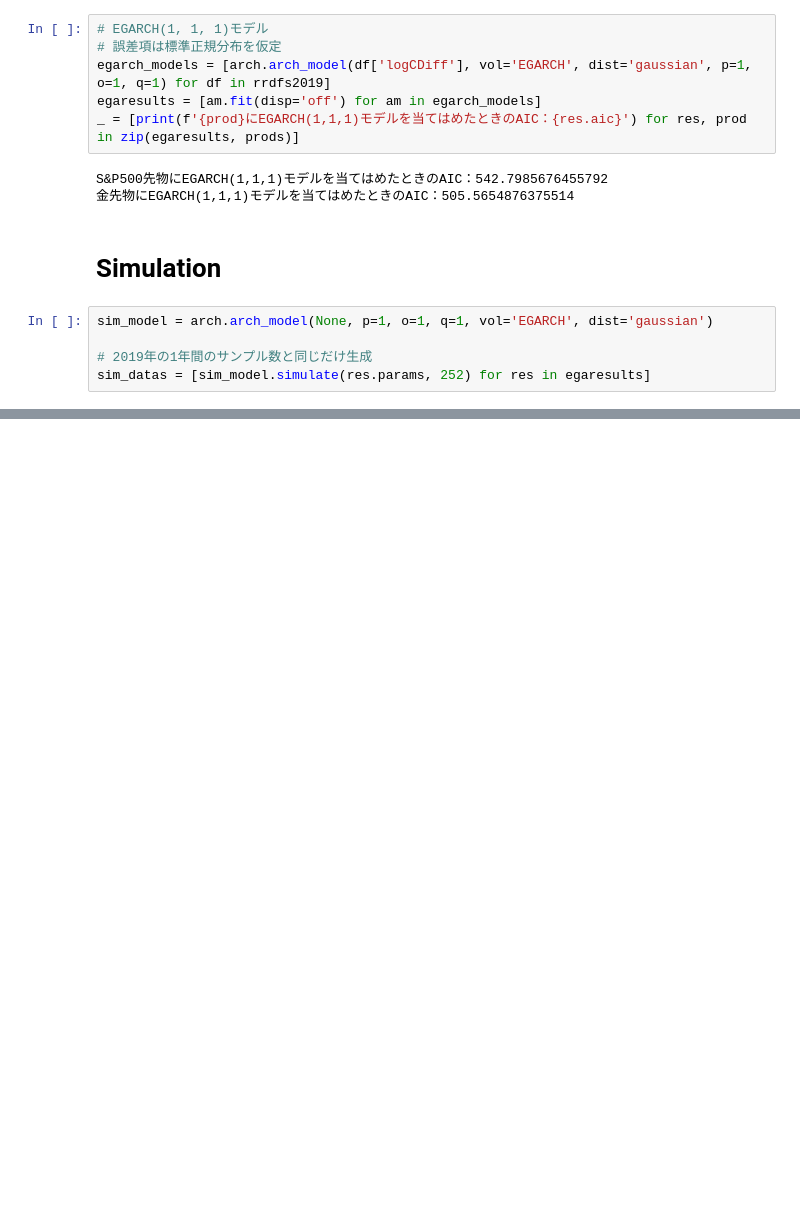
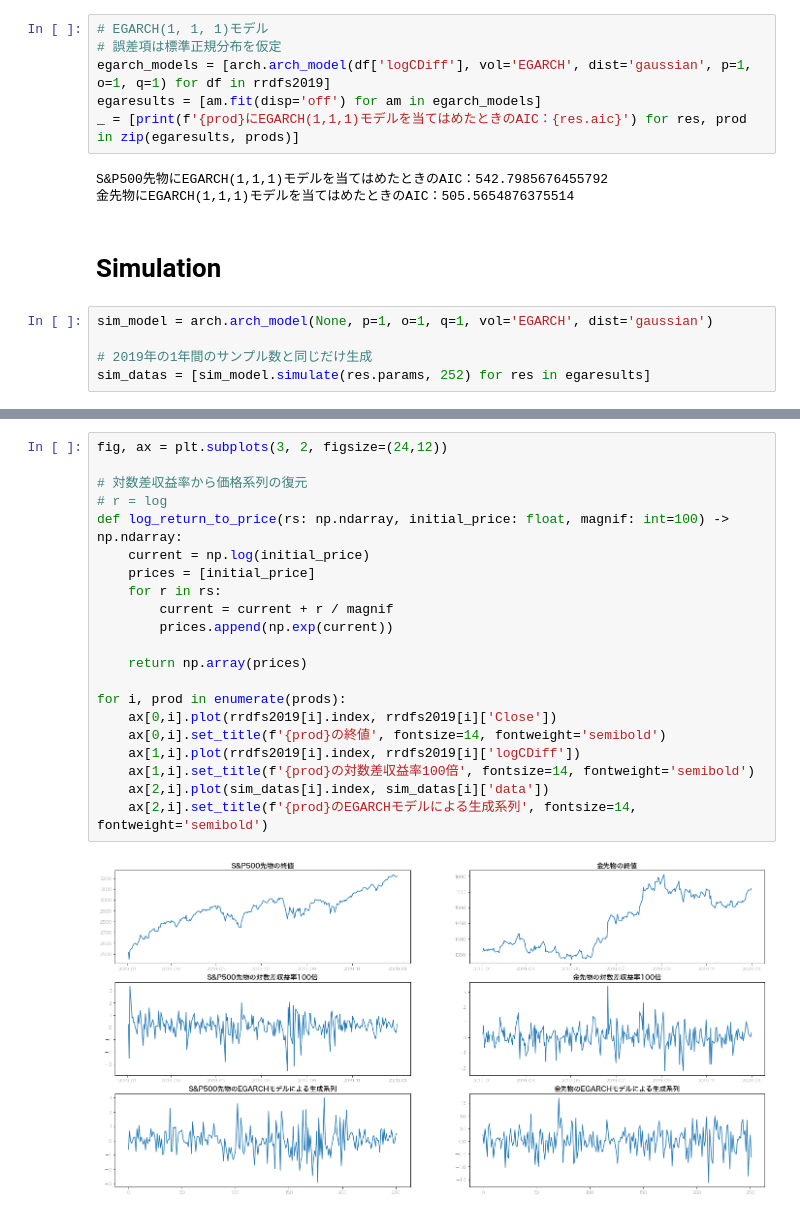
Before and after one commit to tmtlu/traiding-sandbox, a Jupyter notebook: seq-data-analysis-07-prediction.ipynb, the cells around one changed output, grey strips where cells are left out. Saved outputs shown, nothing was run; the diff lists cells and outputs as text; blank space fills up the shorter version.

```diff
--- a/seq-data-analysis-07-prediction.ipynb
+++ b/seq-data-analysis-07-prediction.ipynb
@@ -128,0 +129,23 @@ fig, ax = plt.subplots()
+# %%
+fig, ax = plt.subplots(3, 2, figsize=(24,12))
+
+# 対数差収益率から価格系列の復元
+# r = log
+def log_return_to_price(rs: np.ndarray, initial_price: float, magnif: int=100) -> np.ndarray:
+    current = np.log(initial_price)
+    prices = [initial_price]
+    for r in rs:
+        current = current + r / magnif
+        prices.append(np.exp(current))
+
+    return np.array(prices)
+
+for i, prod in enumerate(prods):
+    ax[0,i].plot(rrdfs2019[i].index, rrdfs2019[i]['Close'])
+    ax[0,i].set_title(f'{prod}の終値', fontsize=14, fontweight='semibold')
+    ax[1,i].plot(rrdfs2019[i].index, rrdfs2019[i]['logCDiff'])
+    ax[1,i].set_title(f'{prod}の対数差収益率100倍', fontsize=14, fontweight='semibold')
+    ax[2,i].plot(sim_datas[i].index, sim_datas[i]['data'])
+    ax[2,i].set_title(f'{prod}のEGARCHモデルによる生成系列', fontsize=14, fontweight='semibold')
+# %% [output]
+[figure, added]
```
Also changed, not shown: parts of 2 cells of this notebook, 4 other files.
